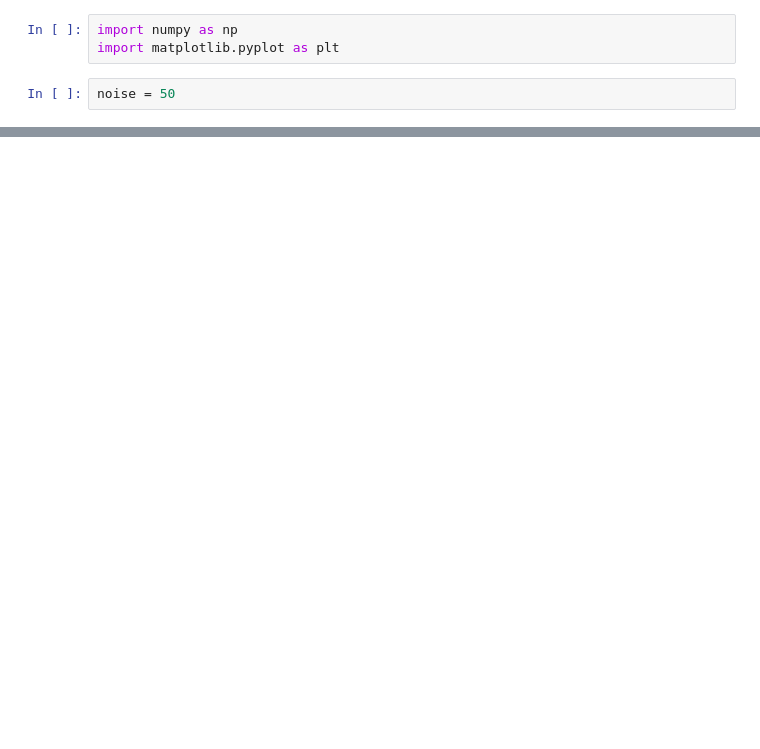
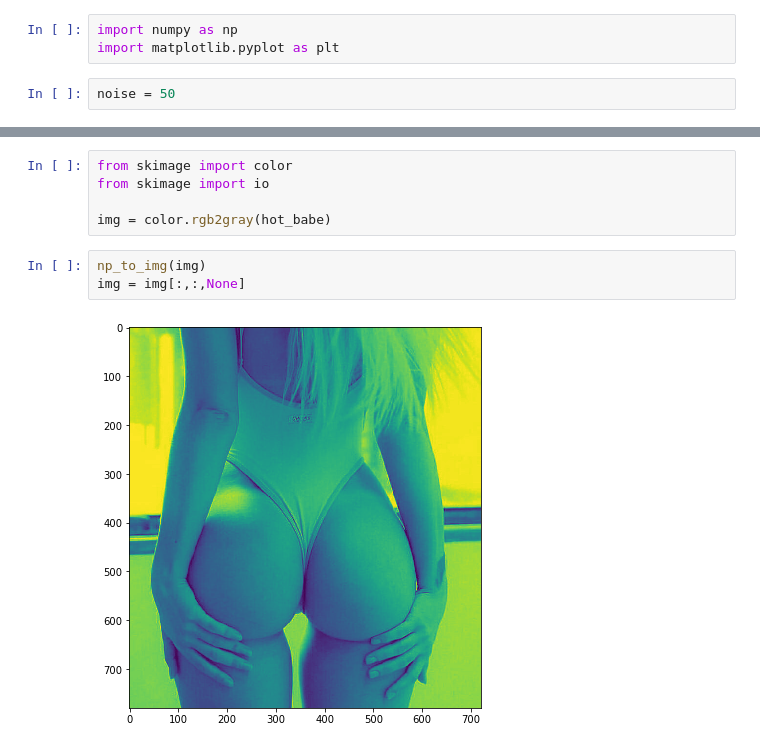
Before and after one commit to baubels/SAAFs, a Jupyter notebook: SAAFs.ipynb, the cells around one changed output, grey strips where cells are left out. Cells and saved outputs as stored; diff of their text form; blank space fills up the shorter version.

```diff
--- a/SAAFs.ipynb
+++ b/SAAFs.ipynb
@@ -58 +59,11 @@ def compute_inverse_gradient(img_array, distance):
     return returned_image
+# %%
+from skimage import color
+from skimage import io
+
+img = color.rgb2gray(hot_babe)
+# %%
+np_to_img(img)
+img = img[:,:,None]
+# %% [output]
+[figure, added]
```
Also changed, not shown: parts of 3 cells of this notebook.
